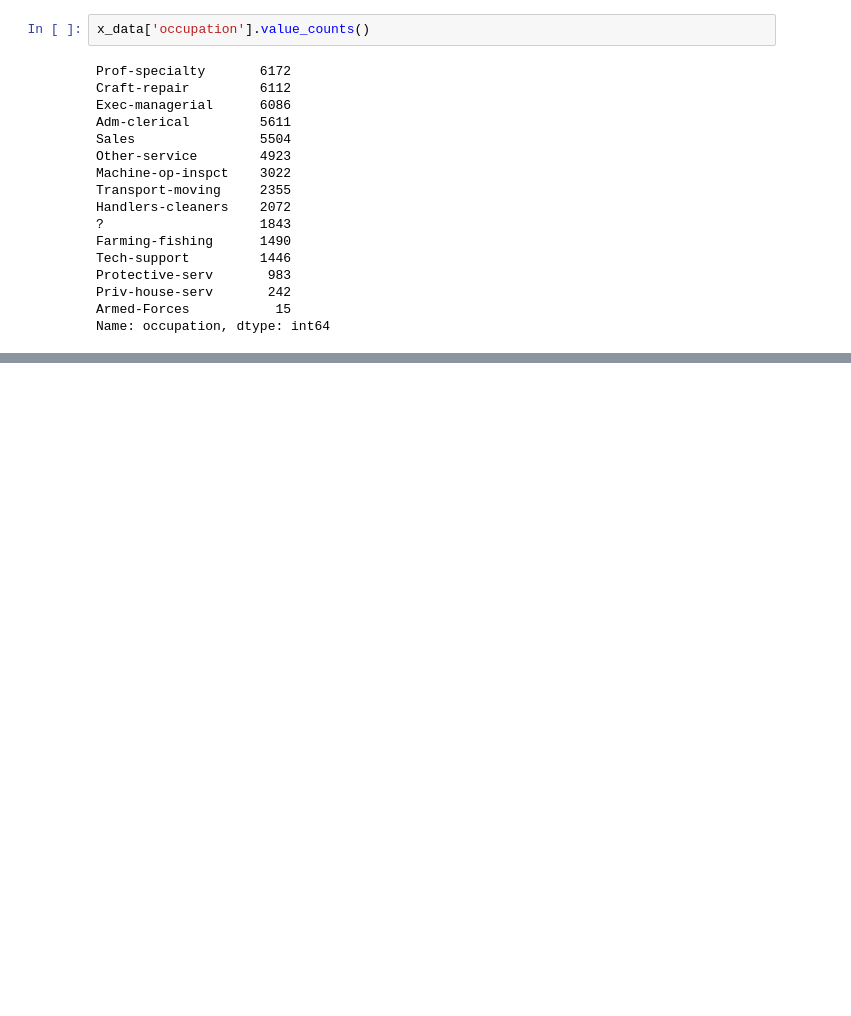
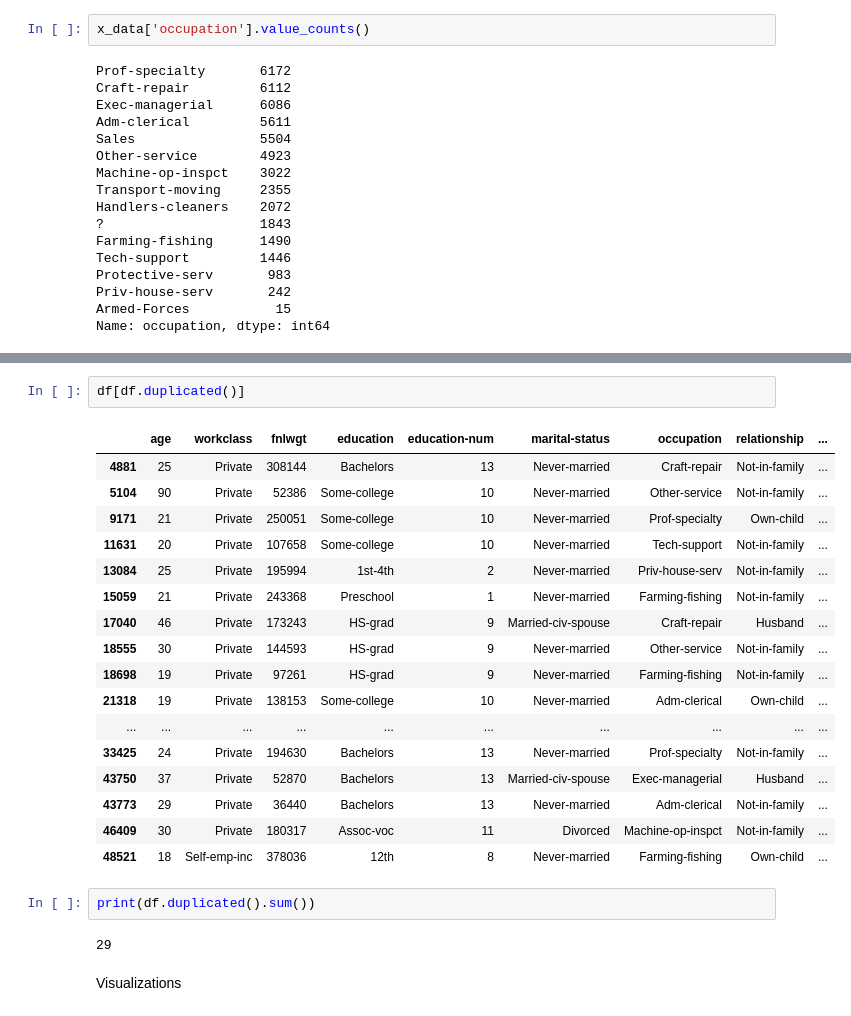
Before and after one commit to arfadhiq/Census-Income, a Jupyter notebook: Census_Income.ipynb, the cells around one changed output, grey strips where cells are left out. Drawn from its saved outputs; the diff is of its cells as text; blank space fills up the shorter version.

```diff
--- a/Census_Income.ipynb
+++ b/Census_Income.ipynb
@@ -275,0 +408,26 @@ Name: occupation, dtype: int64
+# %%
+df[df.duplicated()]
+# %% [output]
+|  | age | workclass | fnlwgt | education | education-num | marital-status | occupation | relationship | ... |
+| 4881 | 25 | Private | 308144 | Bachelors | 13 | Never-married | Craft-repair | Not-in-family | ... |
+| 5104 | 90 | Private | 52386 | Some-college | 10 | Never-married | Other-service | Not-in-family | ... |
+| 9171 | 21 | Private | 250051 | Some-college | 10 | Never-married | Prof-specialty | Own-child | ... |
+| 11631 | 20 | Private | 107658 | Some-college | 10 | Never-married | Tech-support | Not-in-family | ... |
+| 13084 | 25 | Private | 195994 | 1st-4th | 2 | Never-married | Priv-house-serv | Not-in-family | ... |
+| 15059 | 21 | Private | 243368 | Preschool | 1 | Never-married | Farming-fishing | Not-in-family | ... |
+| 17040 | 46 | Private | 173243 | HS-grad | 9 | Married-civ-spouse | Craft-repair | Husband | ... |
+| 18555 | 30 | Private | 144593 | HS-grad | 9 | Never-married | Other-service | Not-in-family | ... |
+| 18698 | 19 | Private | 97261 | HS-grad | 9 | Never-married | Farming-fishing | Not-in-family | ... |
+| 21318 | 19 | Private | 138153 | Some-college | 10 | Never-married | Adm-clerical | Own-child | ... |
+| ... | ... | ... | ... | ... | ... | ... | ... | ... | ... |
+| 33425 | 24 | Private | 194630 | Bachelors | 13 | Never-married | Prof-specialty | Not-in-family | ... |
+| 43750 | 37 | Private | 52870 | Bachelors | 13 | Married-civ-spouse | Exec-managerial | Husband | ... |
+| 43773 | 29 | Private | 36440 | Bachelors | 13 | Never-married | Adm-clerical | Not-in-family | ... |
+| 46409 | 30 | Private | 180317 | Assoc-voc | 11 | Divorced | Machine-op-inspct | Not-in-family | ... |
+| 48521 | 18 | Self-emp-inc | 378036 | 12th | 8 | Never-married | Farming-fishing | Own-child | ... |
+# %%
+print(df.duplicated().sum())
+# %% [output]
+29
+# %% [markdown]
+Visualizations
```
Also changed, not shown: parts of 44 cells of this notebook.
